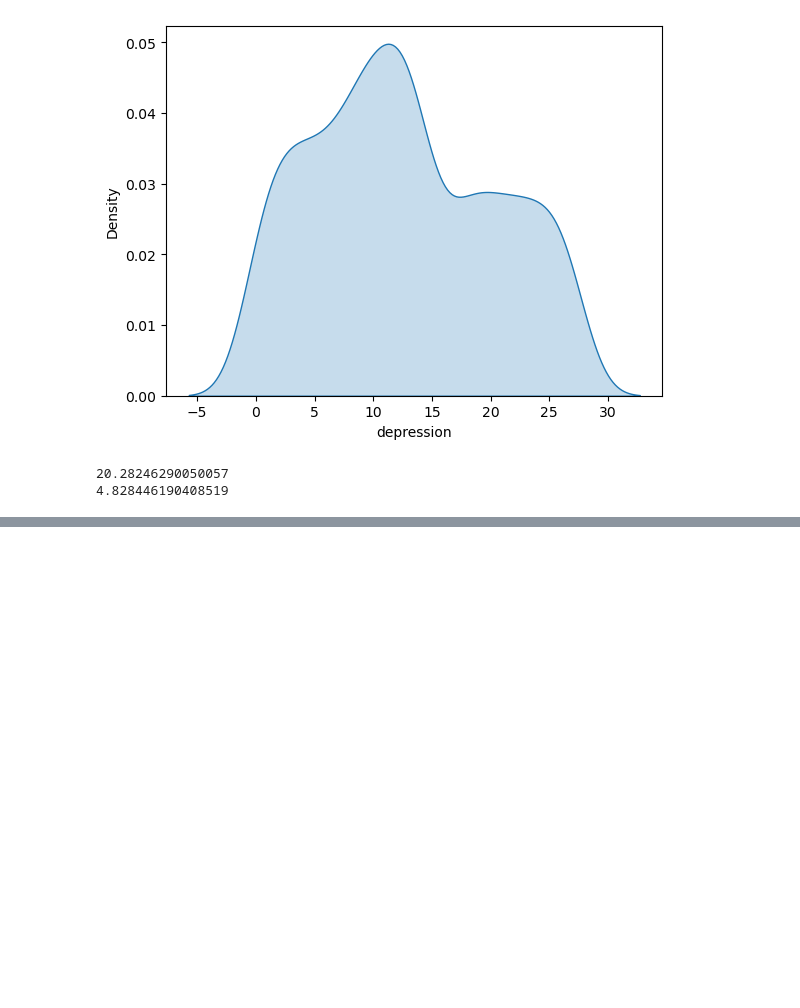
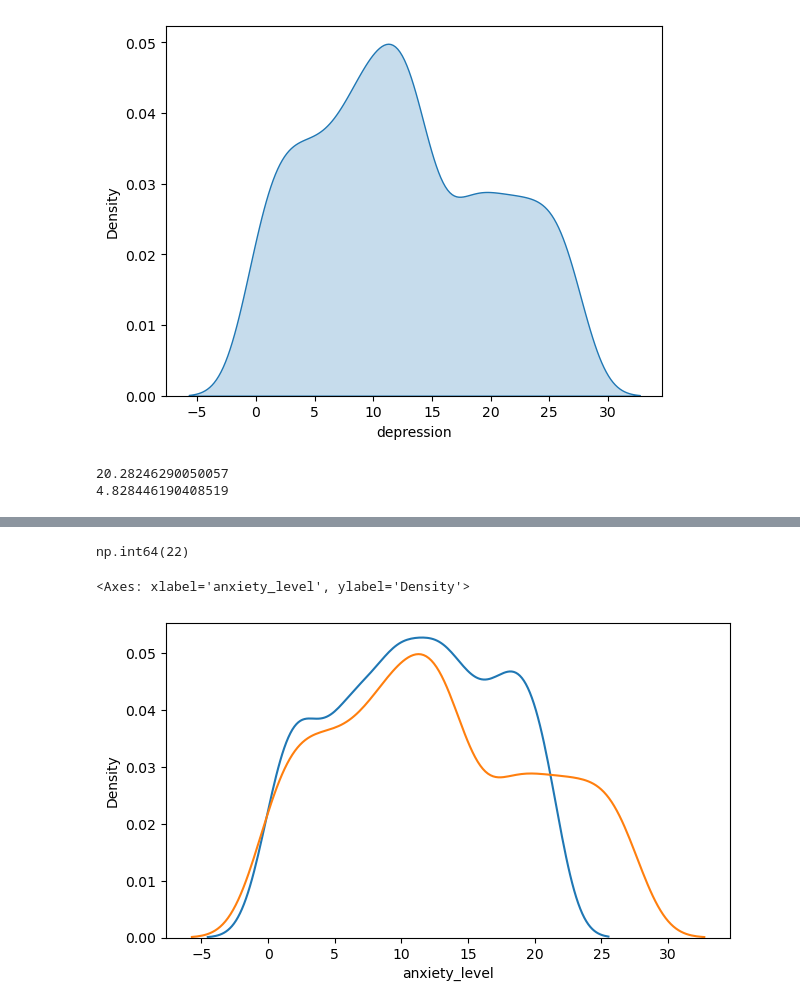
Before and after one commit to Hasan-Mahmood231/Machine-Learning-, a Jupyter notebook: outlayer.ipynb, the cells around one changed output, grey strips where cells are left out. Drawn from its saved outputs; the diff is of its cells as text; code cells hidden in the pictures; blank space fills up the shorter version.

Commit message:
add the graph etc in outlayers

```diff
--- a/outlayer.ipynb
+++ b/outlayer.ipynb
@@ -124,0 +119,14 @@ df4
+# %%
+df4.columns.value_counts().sum()
+# %% [output]
+np.int64(22)
+# %%
+plt.figure(figsize=(16,9))
+plt.subplot(2,2,1)
+sns.kdeplot(df4['anxiety_level'])
+
+plt.subplot(2,2,1)
+sns.kdeplot(df4['depression'])
+# %% [output]
+<Axes: xlabel='anxiety_level', ylabel='Density'>
+[figure, added]
```
Also changed, not shown: parts of 1 cell of this notebook.
